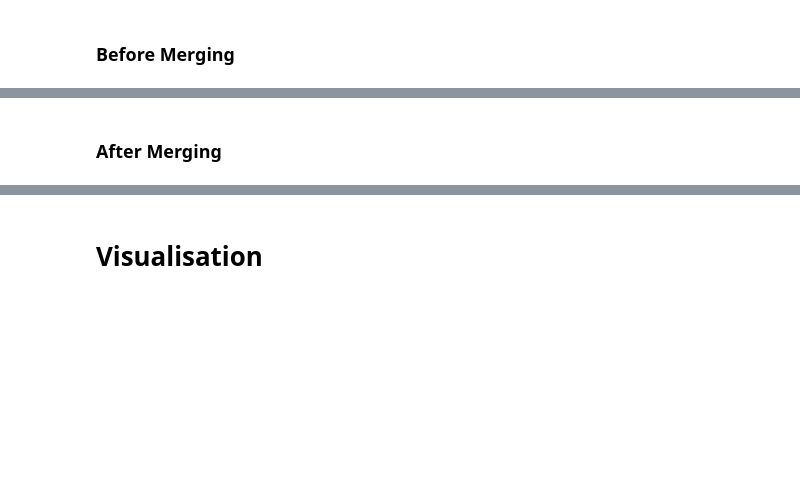
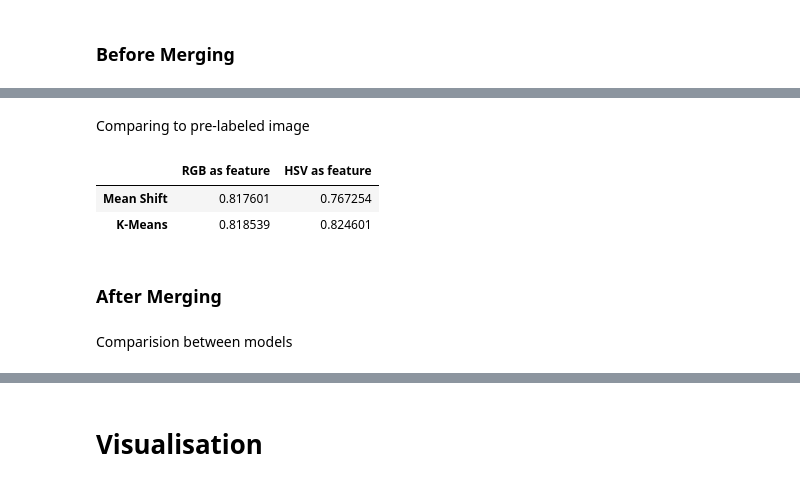
Before and after one commit to Ngoc-Cac/ML-Group2, a Jupyter notebook: main.ipynb, the cells around one changed output, grey strips where cells are left out. Cells and saved outputs as stored; diff of their text form; code cells hidden in the pictures; blank space fills up the shorter version.

```diff
--- a/main.ipynb
+++ b/main.ipynb
@@ -290,5 +295,24 @@ rand_tab
+# %% [markdown]
+Comparing to pre-labeled image
+# %%
+array = np.ndarray((2, 2))
+mask_image = pd.read_csv(osp.join('.', 'Dataset', 'Mask', f'{image_name}.csv'), header=None)
+
+array[0, 0] = rand_score(mean_shift_result['rgb']['labeled_image'].flatten(), mask_image.to_numpy().flatten())
+array[0, 1] = rand_score(mean_shift_result['hsv']['labeled_image'].flatten(), mask_image.to_numpy().flatten())
+array[1, 0] = rand_score(kmean_result['rgb']['labeled_image'].flatten(), mask_image.to_numpy().flatten())
+array[1, 1] = rand_score(kmean_result['hsv']['labeled_image'].flatten(), mask_image.to_numpy().flatten())
+
+rand_tab = pd.DataFrame(array, index=['Mean Shift', 'K-Means'], columns=['RGB as feature', 'HSV as feature'])
+rand_tab
+# %% [output]
+|  | RGB as feature | HSV as feature |
+| Mean Shift | 0.817601 | 0.767254 |
+| K-Means | 0.818539 | 0.824601 |
 # %% [markdown]
 ### After Merging
+# %% [markdown]
+Comparision between models
 # %%
 array = np.ndarray((2, 2))
 array[0, 0] = rand_score(merged_labels['mean_shift'][0].flatten(), merged_labels['mean_shift'][1].flatten())
```
Also changed, not shown: parts of 16 cells of this notebook, 13 other files.
